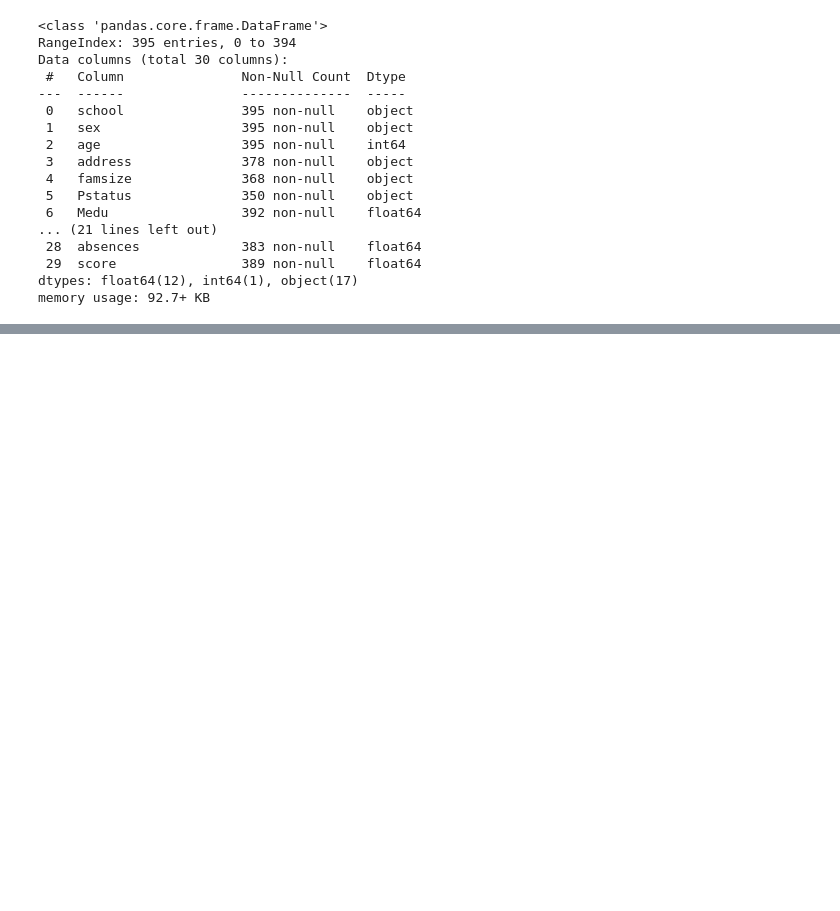
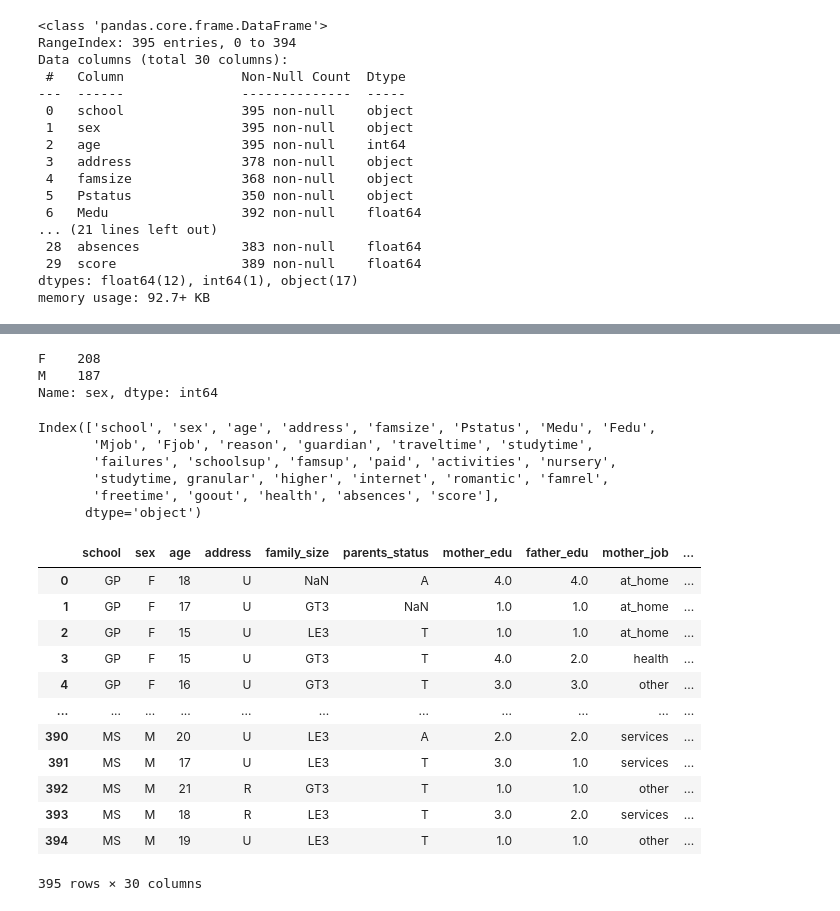
Before and after one commit to Tirsh/DataScience, a Jupyter notebook: module_2/eda.ipynb, the cells around one changed output, grey strips where cells are left out. Saved outputs shown, nothing was run; the diff lists cells and outputs as text; code cells hidden in the pictures; blank space fills up the shorter version.

```diff
--- a/module_2/eda.ipynb
+++ b/module_2/eda.ipynb
@@ -32,0 +70,15 @@ memory usage: 92.7+ KB
+# %%
+df.sex.value_counts()
+# %% [output]
+F    208
+M    187
+Name: sex, dtype: int64
+# %%
+df.columns
+# %% [output]
+Index(['school', 'sex', 'age', 'address', 'famsize', 'Pstatus', 'Medu', 'Fedu',
+       'Mjob', 'Fjob', 'reason', 'guardian', 'traveltime', 'studytime',
+       'failures', 'schoolsup', 'famsup', 'paid', 'activities', 'nursery',
+       'studytime, granular', 'higher', 'internet', 'romantic', 'famrel',
+       'freetime', 'goout', 'health', 'absences', 'score'],
+      dtype='object')
@@ -32,0 +91,16 @@ memory usage: 92.7+ KB
+# %%
+df
+# %% [output]
+|  | school | sex | age | address | family_size | parents_status | mother_edu | father_edu | mother_job | ... |
+| 0 | GP | F | 18 | U | NaN | A | 4.0 | 4.0 | at_home | ... |
+| 1 | GP | F | 17 | U | GT3 | NaN | 1.0 | 1.0 | at_home | ... |
+| 2 | GP | F | 15 | U | LE3 | T | 1.0 | 1.0 | at_home | ... |
+| 3 | GP | F | 15 | U | GT3 | T | 4.0 | 2.0 | health | ... |
+| 4 | GP | F | 16 | U | GT3 | T | 3.0 | 3.0 | other | ... |
+| ... | ... | ... | ... | ... | ... | ... | ... | ... | ... | ... |
+| 390 | MS | M | 20 | U | LE3 | A | 2.0 | 2.0 | services | ... |
+| 391 | MS | M | 17 | U | LE3 | T | 3.0 | 1.0 | services | ... |
+| 392 | MS | M | 21 | R | GT3 | T | 1.0 | 1.0 | other | ... |
+| 393 | MS | M | 18 | R | LE3 | T | 3.0 | 2.0 | services | ... |
+| 394 | MS | M | 19 | U | LE3 | T | 1.0 | 1.0 | other | ... |
+395 rows × 30 columns
```
Also changed, not shown: parts of 16 cells of this notebook.
